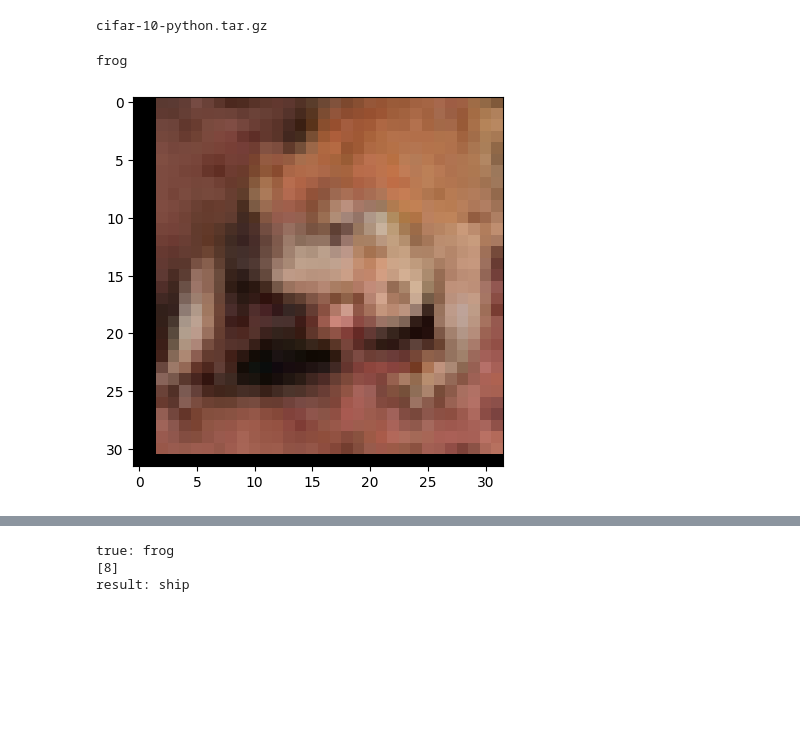
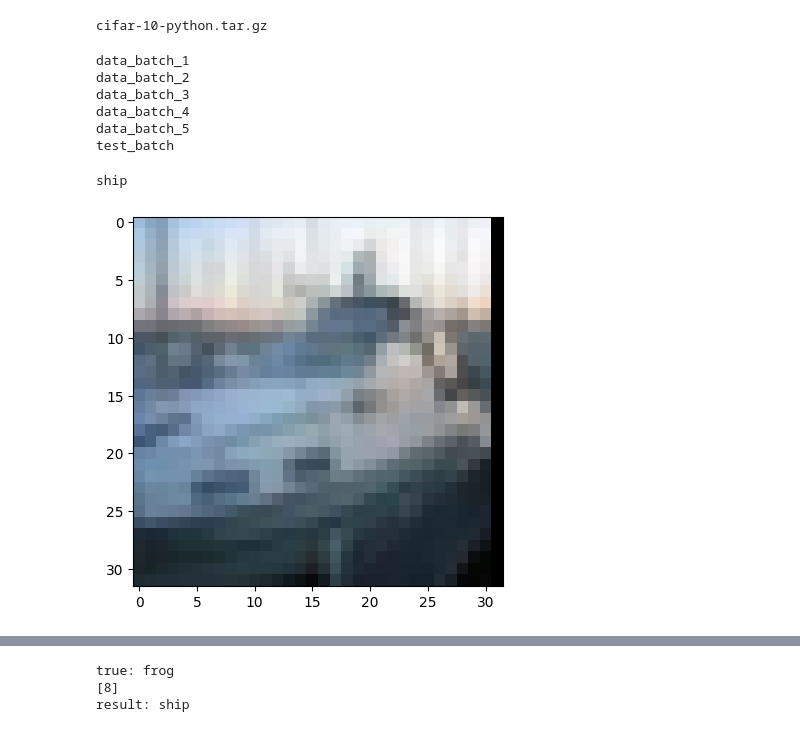
Before and after one commit to reachel1/Freshman_learn_AI, a Jupyter notebook: test1.ipynb, the cells around one changed output, grey strips where cells are left out. Drawn from its saved outputs; the diff is of its cells as text; code cells hidden in the pictures; blank space fills up the shorter version.

```diff
--- a/test1.ipynb
+++ b/test1.ipynb
@@ -48,9 +48,9 @@ import torch.nn as nn
 import torchvision
 import torchvision.transforms as transforms
 # 超参数设置
-num_epochs = 10
+num_epochs = 20
 num_classes = 10
-batch_size = 10
+batch_size = 5
 learning_rate = 0.001
 # %%
 classes = ('plane', 'car', 'bird', 'cat',
@@ -66,6 +66,44 @@ transform = transforms.Compose([
     # 转换至Tensor
     transforms.ToTensor(),
     ])
+# %%
+'''
+import os
+import pickle
+def load_cifar_data(filepath,train):
+  if os.path.isdir(filepath):
+    if train:
+      data = []
+      label = []
+      for name in sorted(os.listdir(filepath))[1:6]:
+        print(name)
+        data0 = list(load_cifar_batch(os.path.join(filepath,name)).get(b'data'))
+        label0 = list(load_cifar_batch(os.path.join(filepath,name)).get(b'labels'))
+        data.append(data0)
+        label.append(label0)
+      dic = (data,label)
+      return dic
+    else:
+      print(sorted(os.listdir(filepath))[7])
+      data = list(load_cifar_batch(os.path.join(filepath,sorted(os.listdir(filepath))[7])).get(b'data'))
+      label = list(load_cifar_batch(os.path.join(filepath,sorted(os.listdir(filepath))[7])).get(b'labels'))
+      dic = (data,label)
+      return dic
+def load_cifar_batch(filename):
+  with open(filename,'rb') as fo:
+          data0 = pickle.load(fo,encoding='bytes')
+          #data0['data'] = data0['data'].reshape(10000,3,32,32).transpose(0,2,3,1).astype("float")
+          return data0
+train_data = load_cifar_data('/Data/My Drive/dataset/cifar-10-batches-py',True)
+test_data = load_cifar_data('/Data/My Drive/dataset/cifar-10-batches-py',False)
+'''
+# %% [output]
+data_batch_1
+data_batch_2
+data_batch_3
+data_batch_4
+data_batch_5
+test_batch
 # %%
 LOAD_CIFAR = True
 DOWNLOAD_CIFAR = False
@@ -99,17 +136,17 @@ test_loader = torch.utils.data.DataLoader(dataset=test_data,
 # %%
 # 查看数据,取一组batch
 data_iter = iter(test_loader)
 
 images, labels = next(data_iter)
 # 取batch中的一张图像
-idx = 5
+idx = 2
 image = images[idx].numpy()
 image = np.transpose(image, (1,2,0))
 plt.imshow(image)
 print(classes[labels[idx].numpy()])
 # %% [output]
-frog
+ship
-[figure, old version]
+[figure, new version]
 # %%
 # 搭建卷积神经网络模型
 # 三个卷积层
```
Also changed, not shown: parts of 7 cells of this notebook.
